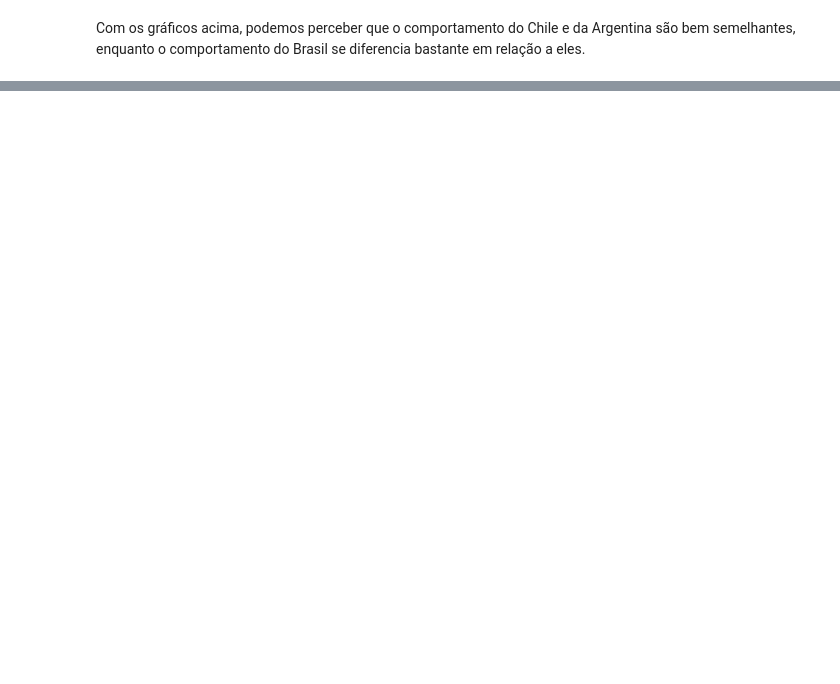
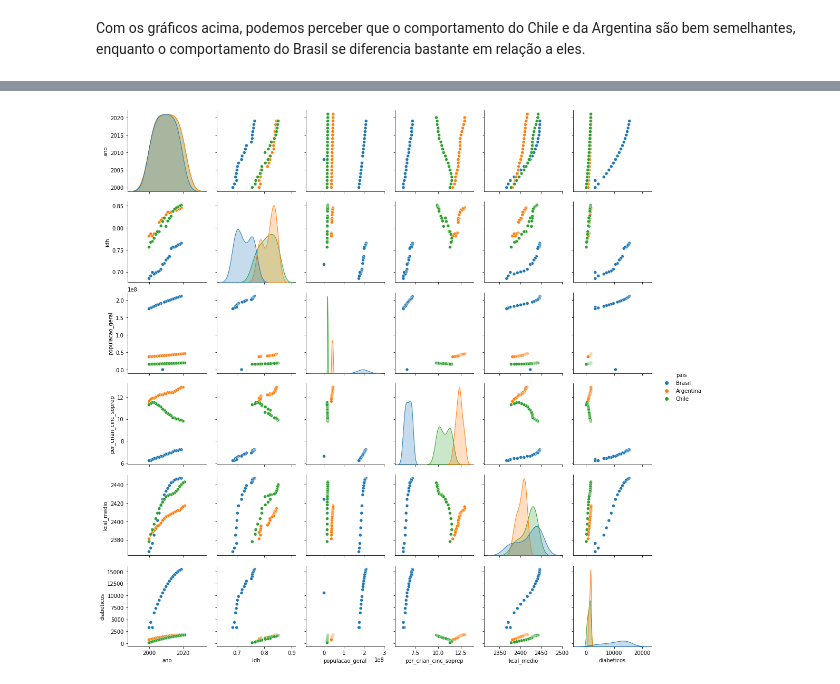
Before and after one commit to barbaraperez/Estudo-do-diabetes, a Jupyter notebook: machine_learning.ipynb, the cells around one changed output, grey strips where cells are left out. Saved outputs shown, nothing was run; the diff lists cells and outputs as text; code cells hidden in the pictures; blank space fills up the shorter version.

```diff
--- a/machine_learning.ipynb
+++ b/machine_learning.ipynb
@@ -147,0 +182,5 @@ Com os gráficos acima, podemos perceber que o comportamento do Chile e da Argen
+# %%
+sns.pairplot(df_atualizado, hue='pais')
+plt.show()
+# %% [output]
+[figure, added]
```
Also changed, not shown: parts of 8 cells of this notebook.
